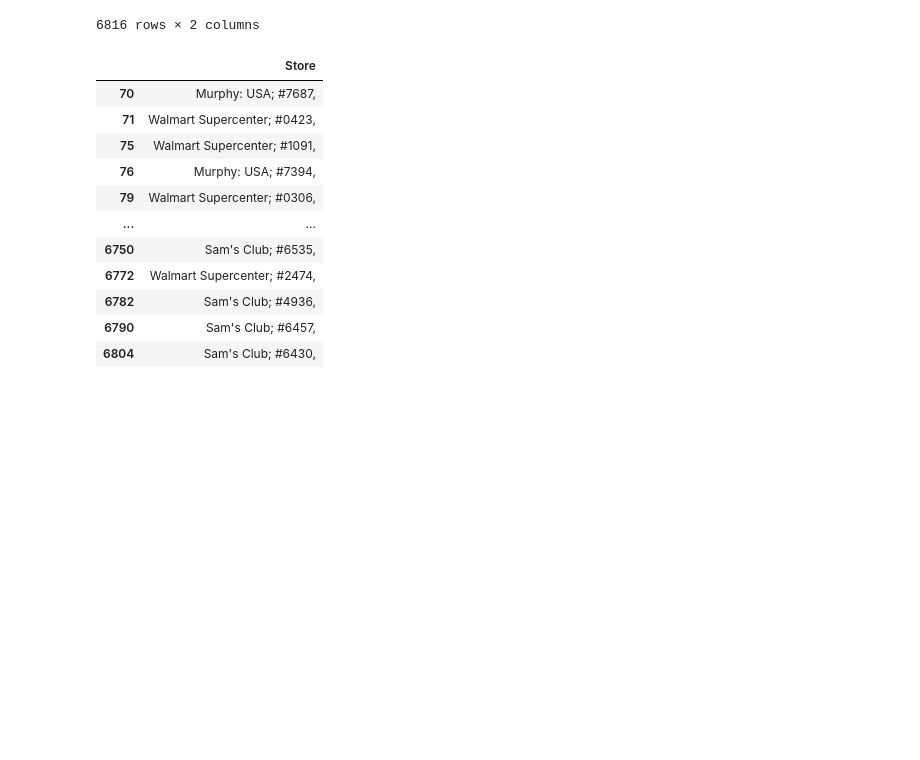
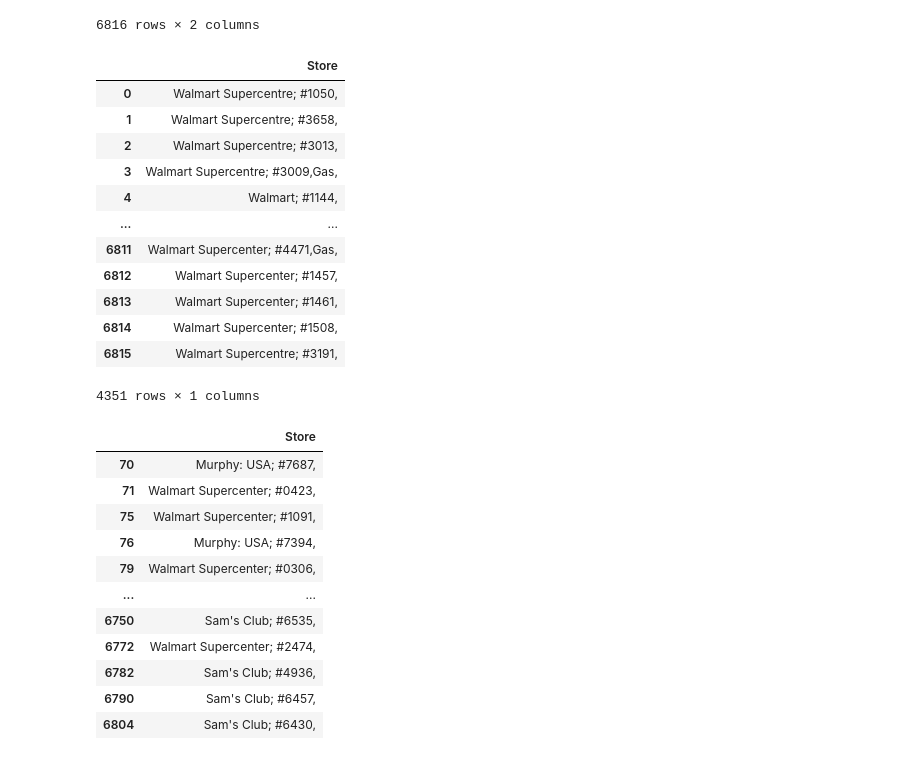
Before and after one commit to mclellanw00/act4_1_cleaning_up_walmart_data, a Jupyter notebook: act4_1_cleaning_walmart_location_data.ipynb, the cells around one changed output. Saved outputs shown, nothing was run; the diff lists cells and outputs as text; code cells hidden in the pictures; blank space fills up the shorter version.

```diff
--- a/act4_1_cleaning_walmart_location_data.ipynb
+++ b/act4_1_cleaning_walmart_location_data.ipynb
@@ -128,6 +128,26 @@ from more_dfply.facets import text_facet, text_filter
 6816 rows × 2 columns
 # %%
 # View cell
+(walmart
+ >> select(X.Store)
+    >> filter_by(text_filter(X.Store, r'Walmart( Supercentre| Supercenter)?; #\d{4},', regex = True))
+    # >> filter_by(~text_filter(X.Store, r'Murphy: USA;', regex = True))
+    # >> filter_by(~text_filter(X.Store, r"Sam's Club;", regex = True))
+)
+# %% [output]
+|  | Store |
+| 0 | Walmart Supercentre; #1050, |
+| 1 | Walmart Supercentre; #3658, |
+| 2 | Walmart Supercentre; #3013, |
+| 3 | Walmart Supercentre; #3009,Gas, |
+| 4 | Walmart; #1144, |
+| ... | ... |
+| 6811 | Walmart Supercenter; #4471,Gas, |
+| 6812 | Walmart Supercenter; #1457, |
+| 6813 | Walmart Supercenter; #1461, |
+| 6814 | Walmart Supercenter; #1508, |
+| 6815 | Walmart Supercentre; #3191, |
+4351 rows × 1 columns
 # %%
 # Transform cell
 (walmart
```
